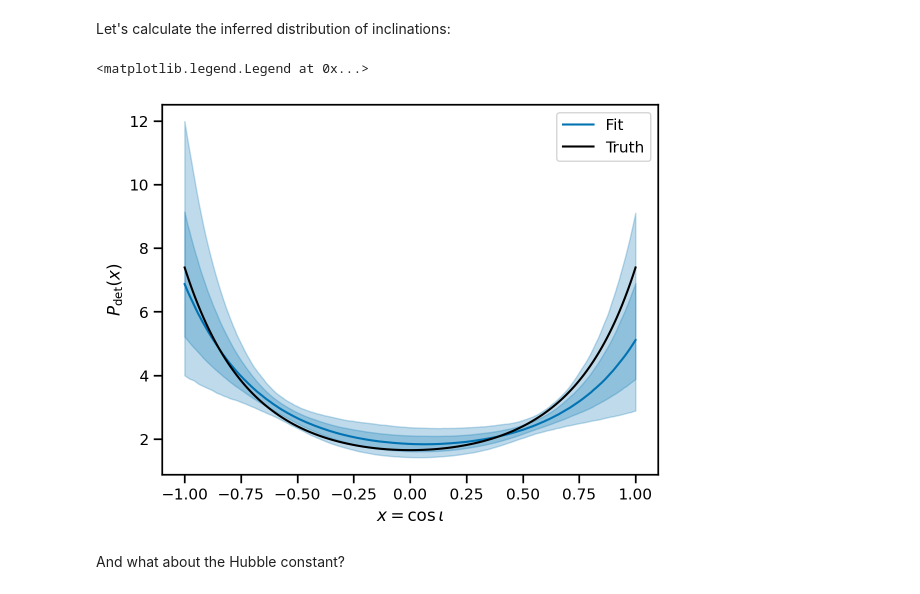
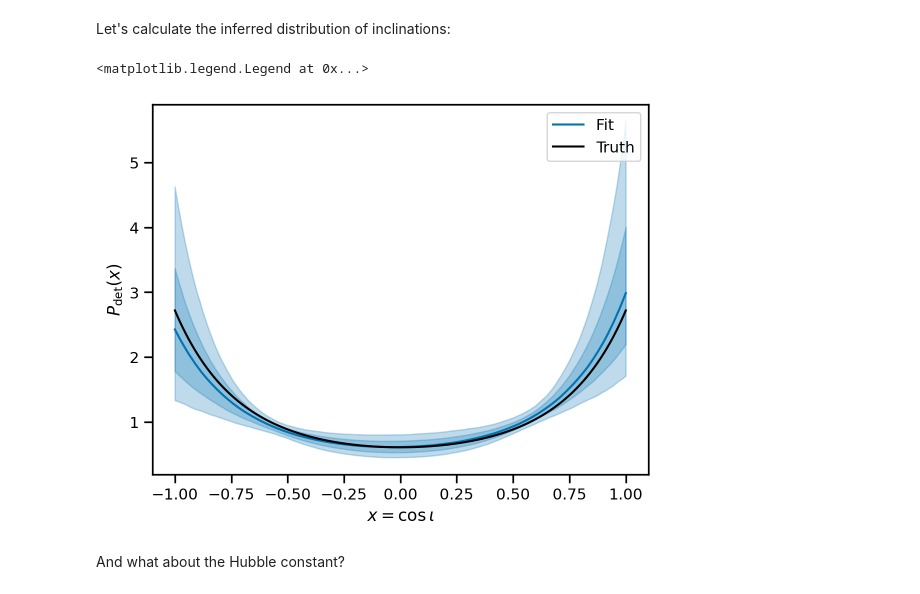
Before and after one commit to farr/BrightSirenInclinationSystematics, a Jupyter notebook: FullSimulation.ipynb, the cells around one changed output. Cells and saved outputs as stored; diff of their text form; code cells hidden in the pictures.

Commit message:
Clean up full simulation code, also try fixed PDet.

```diff
--- a/FullSimulation.ipynb
+++ b/FullSimulation.ipynb
@@ -48,6 +48,6 @@ We fix the normalization by enforcing $A_0 = 1$---the modulated prior will, ulti
 # %%
-def log_P_det(x, A):
-    return A[0] + A[1]*x + 0.5*A[2]*(3*x*x-1)
-def P_det(x, A):
-    return np.exp(log_P_det(x,A))
+def log_P_det(x, A1, A2):
+    return A1*x + 0.5*A2*(3*x*x-1)
+def P_det(x, A1, A2):
+    return np.exp(log_P_det(x,A1,A2))
 # %% [markdown]
@@ -55,6 +55,10 @@ Let's generate some mock data.  We choose $A = (1, 0, 1)$ which gives the detect
 # %%
 x = np.linspace(-1, 1, 1024)
-plt.plot(x, P_det(x, [1, 0, 1]))
+
+A1_true = 0.0
+A2_true = 1.0
+
+plt.plot(x, P_det(x, A1_true, A2_true))
 plt.xlabel(r'$x$')
 plt.ylabel(r'$P_\mathrm{det}(x)$')
 # %% [output]
@@ -69,8 +73,8 @@ h_true = 0.7
 dmax = 0.6 # Empirically, this doesn't truncate the detected distance distribution at all
 rho_thresh = 10
 
-A_true = [1.0, 0.0, 1]
-Pdet_max = P_det(1, A_true)
+# We need to know the maximum value so we can rejection sample later
+Pdet_max = P_det(1, A1_true, A2_true)
 
 em_detected = []
 x_true = []
@@ -105,7 +109,7 @@ with tqdm(total=Ndraw) as bar:
             Al.append(Lobs)
             Ar.append(Robs)
 
-            if np.random.uniform(low=0, high=Pdet_max) < P_det(x, A_true):
+            if np.random.uniform(low=0, high=Pdet_max) < P_det(x, A1_true, A2_true):
                 em_detected.append(True)
             else:
                 em_detected.append(False)
@@ -191,5 +204,5 @@ with pm.Model(coords={'event_index': event_index}) as model:
 # %%
-with model:
+with make_model(fl, fr, z_obs, Al_obs, Ar_obs) as model:
     trace = pm.sample()
 # %% [output]
 Auto-assigning NUTS sampler...
@@ -238,18 +251,18 @@ array([[<AxesSubplot: title={'center': 'h'}>,
 Let's calculate the inferred distribution of inclinations:
 # %%
 x = xr.DataArray(np.linspace(-1, 1, 1024), coords={'x_index': np.arange(1024)}, dims='x_index')
-pds = P_det(x, [1, trace.posterior.A1, trace.posterior.A2])
+pds = P_det(x, trace.posterior.A1, trace.posterior.A2)
 dim = ['chain', 'draw']
 l, = plt.plot(x,pds.median(dim=dim), label='Fit')
 plt.fill_between(x, pds.quantile(0.84, dim=dim), pds.quantile(0.16, dim=dim), color=l.get_color(), alpha=0.25)
 plt.fill_between(x, pds.quantile(0.975, dim=dim), pds.quantile(0.025, dim=dim), color=l.get_color(), alpha=0.25)
-plt.plot(x, P_det(x, A_true), color='k', label='Truth')
+plt.plot(x, P_det(x, A1_true, A2_true), color='k', label='Truth')
 plt.xlabel(r'$x = \cos\iota$')
 plt.ylabel(r'$P_\mathrm{det}(x)$')
 plt.legend()
 # %% [output]
 <matplotlib.legend.Legend at 0x...>
-[figure, old version]
+[figure, new version]
 # %% [markdown]
 And what about the Hubble constant?
 # %%
```
Also changed, not shown: parts of 15 cells of this notebook.
